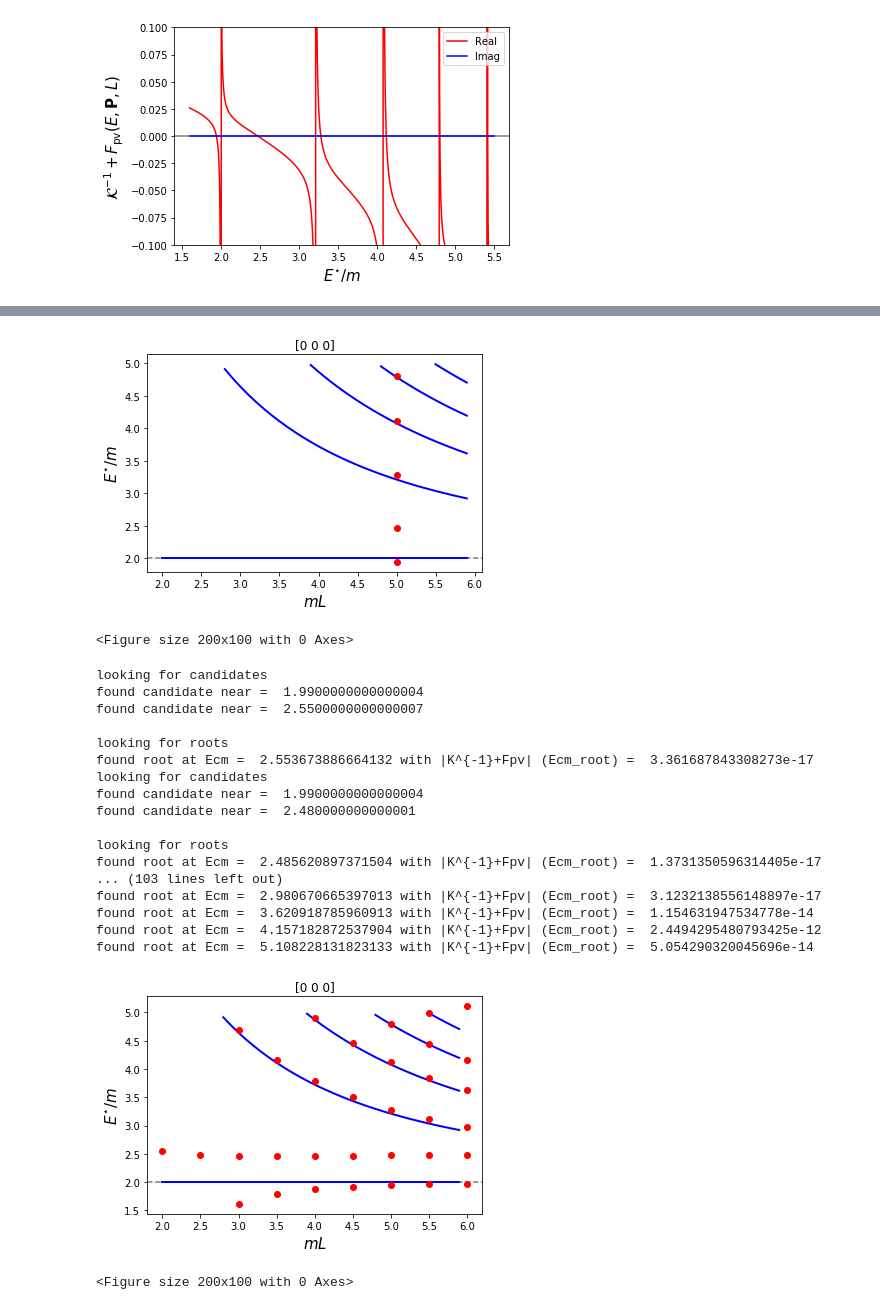
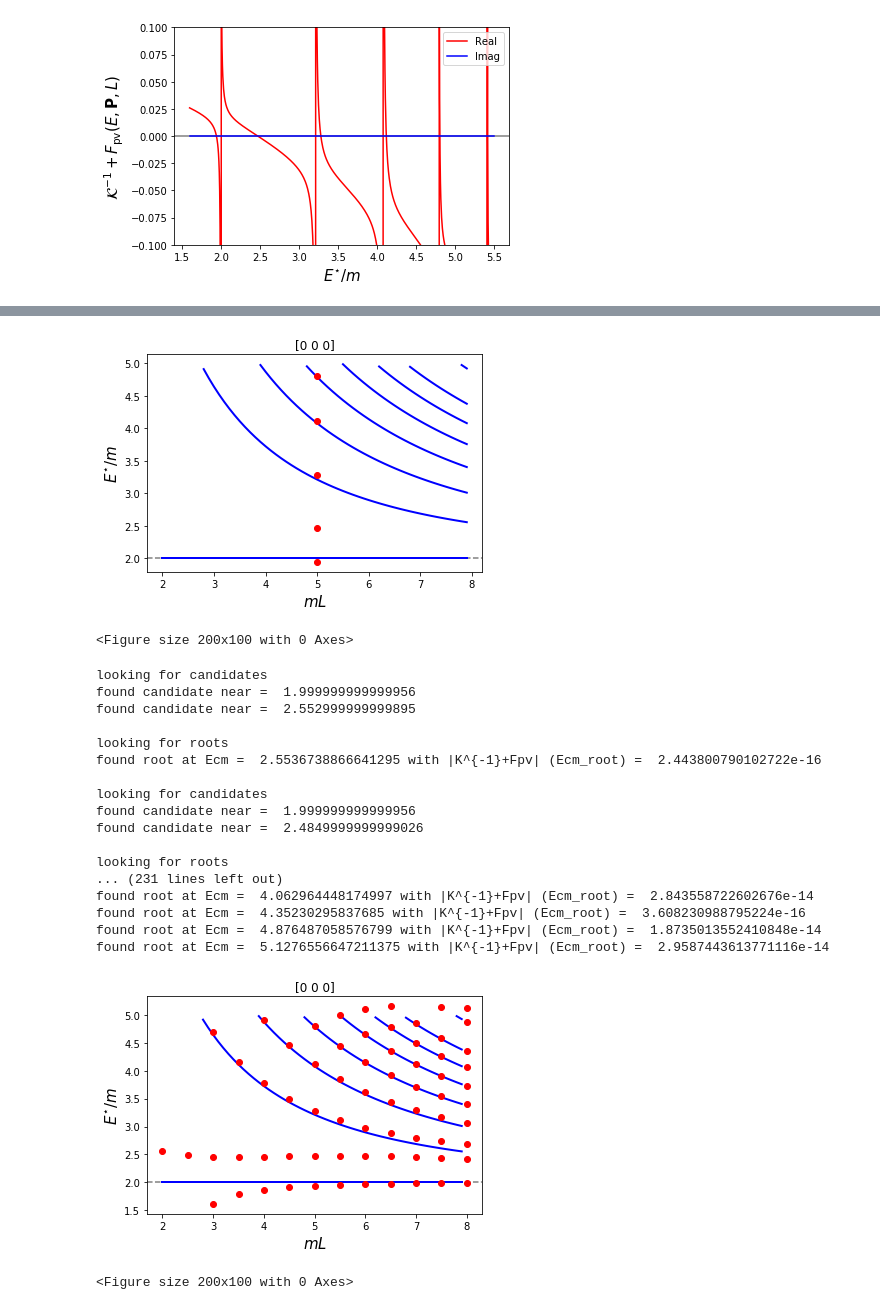
Before and after one commit to ajackura/LatticeSummerSchool2021-ScatteringExercises, a Jupyter notebook: Notebooks-final/hadspec_ex2_luescher.ipynb, the cells around one changed output, grey strips where cells are left out. Saved outputs shown, nothing was run; the diff lists cells and outputs as text; code cells hidden in the pictures.

```diff
--- a/Notebooks-final/hadspec_ex2_luescher.ipynb
+++ b/Notebooks-final/hadspec_ex2_luescher.ipynb
@@ -580,8 +580,9 @@ def root_stepper_QC( nP, L ):
     Ecm_spectrum = []
     Kmat = lambda s: Kmatrix_BreitWigner( s, m0, g0 )
     QC = lambda Ecm: quantization_condition( Ecm, nP, L, Kmat )
-    Ecm_o_m_start, Ecm_o_m_stop, Ecm_o_m_step = 1.6, 5.2, 0.01              # May need to play around with step to ensure resolution is good
-    Ecm_o_m_range = np.arange(Ecm_o_m_start, Ecm_o_m_stop, Ecm_o_m_step)
+    Ecm_o_m_start, Ecm_o_m_stop, Ecm_o_m_step = 1.6, 5.2, 0.001             # May need to play around with step to ensure resolution is good
+    Ecm_o_m_range = np.arange(Ecm_o_m_start, Ecm_o_m_stop, Ecm_o_m_step)    # however, the smaller Ecm_o_m_step is, the longer it will take
+    print(' ')
     print('looking for candidates')
     for Ecm_o_m in Ecm_o_m_range:
         a = Ecm_o_m
@@ -627,7 +630,7 @@ found root at Ecm =  4.802845383434804 with |K^{-1}+Fpv| (Ecm_root) =  1.1560197
 # Let us check the spectrum
 L = 5.0
 def plot_interacting_spectrum( nP ):
-    L_min, L_max, L_step = 2.0, 6.0, 0.1    # / m
+    L_min, L_max, L_step = 2.0, 8.0, 0.1    # / m
     L_list = np.arange(L_min,L_max,L_step)
     spectrum = get_spectrum_data(nP,Ecm_max,L_list)
     plt.axhline(y=2.0*m, color='gray', linestyle='--') # threshold energy
@@ -641,50 +644,50 @@ def plot_interacting_spectrum( nP ):
 
 plot_interacting_spectrum( nP )
 # %% [output]
-[figure, old version]
+[figure, new version]
 <Figure size 200x100 with 0 Axes>
 # %%
 # Let's look at L dependence (this takes a little while)
 
 Ecm_BreitWigner_L = []
-L_int = [2,2.5,3,3.5,4,4.5,5,5.5,6]
+L_int = [2,2.5,3,3.5,4,4.5,5,5.5,6,6.5,7,7.5,8]
 for L in L_int:
     Ecm_BreitWigner_L.append(root_stepper_QC(nP,L))
 # %% [output]
 looking for candidates
-found candidate near =  1.9900000000000004
-found candidate near =  2.5500000000000007
+found candidate near =  1.999999999999956
+found candidate near =  2.552999999999895
 
 looking for roots
-found root at Ecm =  2.553673886664132 with |K^{-1}+Fpv| (Ecm_root) =  3.361687843308273e-17
+found root at Ecm =  2.5536738866641295 with |K^{-1}+Fpv| (Ecm_root) =  2.443800790102722e-16
+
 looking for candidates
-found candidate near =  1.9900000000000004
-found candidate near =  2.480000000000001
+found candidate near =  1.999999999999956
+found candidate near =  2.4849999999999026
 
 looking for roots
-found root at Ecm =  2.485620897371504 with |K^{-1}+Fpv| (Ecm_root) =  1.3731350596314405e-17
-... (103 lines left out)
-found root at Ecm =  2.980670665397013 with |K^{-1}+Fpv| (Ecm_root) =  3.1232138556148897e-17
-found root at Ecm =  3.620918785960913 with |K^{-1}+Fpv| (Ecm_root) =  1.154631947534778e-14
-found root at Ecm =  4.157182872537904 with |K^{-1}+Fpv| (Ecm_root) =  2.4494295480793425e-12
-found root at Ecm =  5.108228131823133 with |K^{-1}+Fpv| (Ecm_root) =  5.054290320045696e-14
+... (231 lines left out)
+found root at Ecm =  4.062964448174997 with |K^{-1}+Fpv| (Ecm_root) =  2.843558722602676e-14
+found root at Ecm =  4.35230295837685 with |K^{-1}+Fpv| (Ecm_root) =  3.608230988795224e-16
+found root at Ecm =  4.876487058576799 with |K^{-1}+Fpv| (Ecm_root) =  1.8735013552410848e-14
+found root at Ecm =  5.1276556647211375 with |K^{-1}+Fpv| (Ecm_root) =  2.9587443613771116e-14
 # %%
 # Let us check the spectrum
 def plot_interacting_spectrum_L( nP ):
-    L_min, L_max, L_step = 2.0, 6.0, 0.1    # / m
+    L_min, L_max, L_step = 2.0, 8.0, 0.1    # / m
     L_list = np.arange(L_min,L_max,L_step)
     spectrum = get_spectrum_data(nP,Ecm_max,L_list)
     plt.axhline(y=2.0*m, color='gray', linestyle='--') # threshold energy
     for spec in spectrum:
         plt.plot(spec[0],spec[1],color="blue",linewidth=2) # plot each energy level (spec[1]) as a function of L (spec[0])
     for i,L in enumerate(L_int):
         plt.plot([L]*len(Ecm_BreitWigner_L[i]),Ecm_BreitWigner_L[i],'ro')
     plt.title(str(nP))
     plt.xlabel(r'$mL$',size=15)
     plt.ylabel(r'$E^{\star}/m$',size=15)
     plt.figure(figsize=(2,1), dpi= 100, facecolor='w', edgecolor='k')
 
 plot_interacting_spectrum_L( nP )
 # %% [output]
-[figure, old version]
+[figure, new version]
 <Figure size 200x100 with 0 Axes>
```
Also changed, not shown: parts of 4 cells of this notebook.
